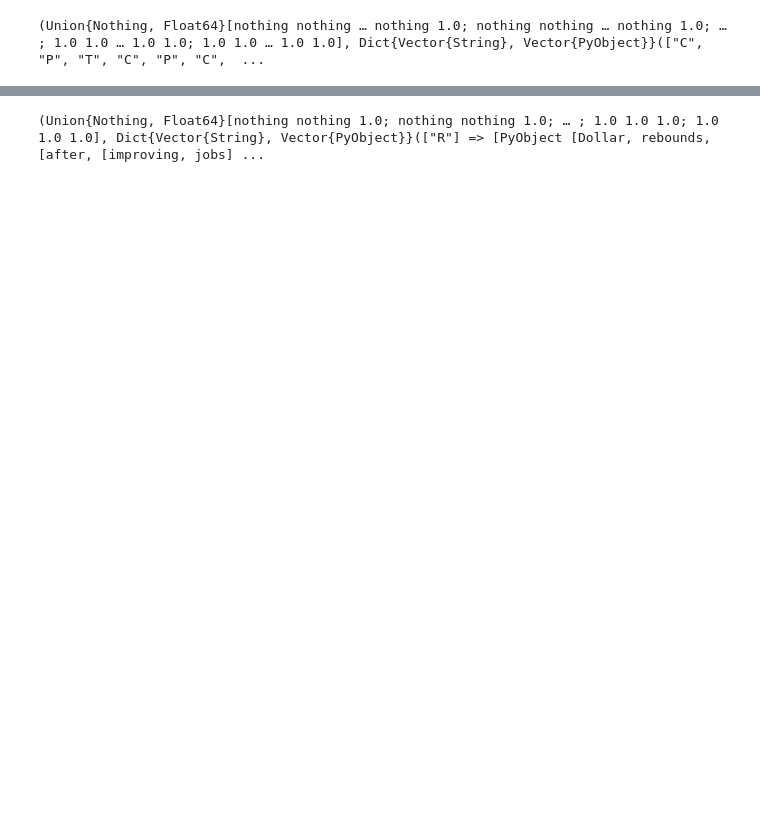
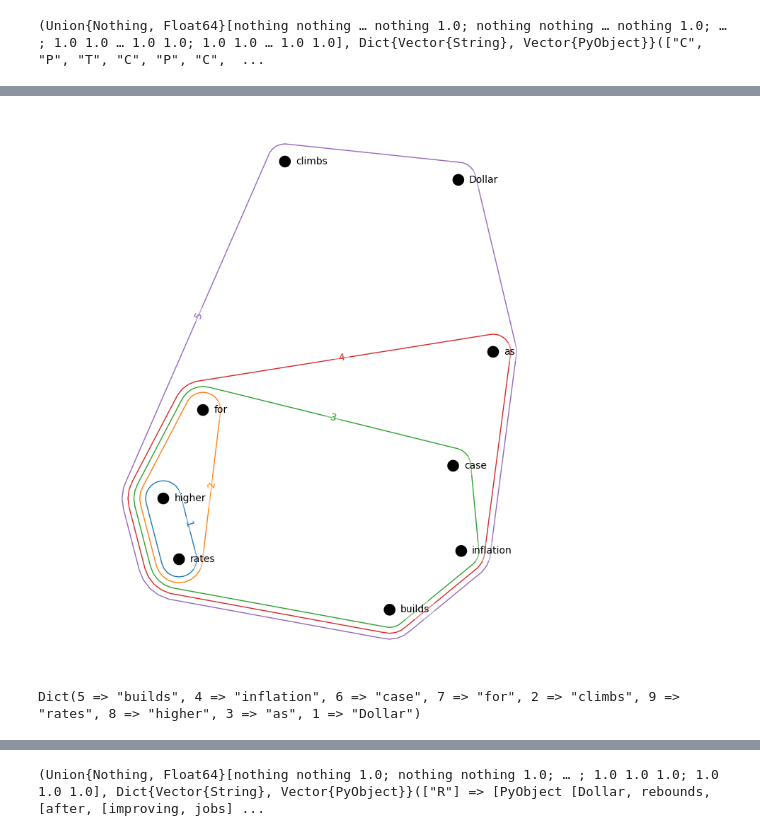
Before and after one commit to fmordarski/semantic_hypergraphs_nlp, a Jupyter notebook: working.ipynb, the cells around one changed output, grey strips where cells are left out. Saved outputs shown, nothing was run; the diff lists cells and outputs as text; code cells hidden in the pictures; blank space fills up the shorter version.

```diff
--- a/working.ipynb
+++ b/working.ipynb
@@ -20,3 +38,8 @@ hg, atoms_tokens = beta(patterns, doc, alpha(doc, rf), true)
+# %%
+draw_hg(hg, doc)
+# %% [output]
+[figure, added]
+Dict(5 => "builds", 4 => "inflation", 6 => "case", 7 => "for", 2 => "climbs", 9 => "rates", 8 => "higher", 3 => "as", 1 => "Dollar")
 # %%
 atoms_tokens[["C", "P", "S"]]
 # %% [output]
```
Also changed, not shown: parts of 67 cells of this notebook, 3 other files.
